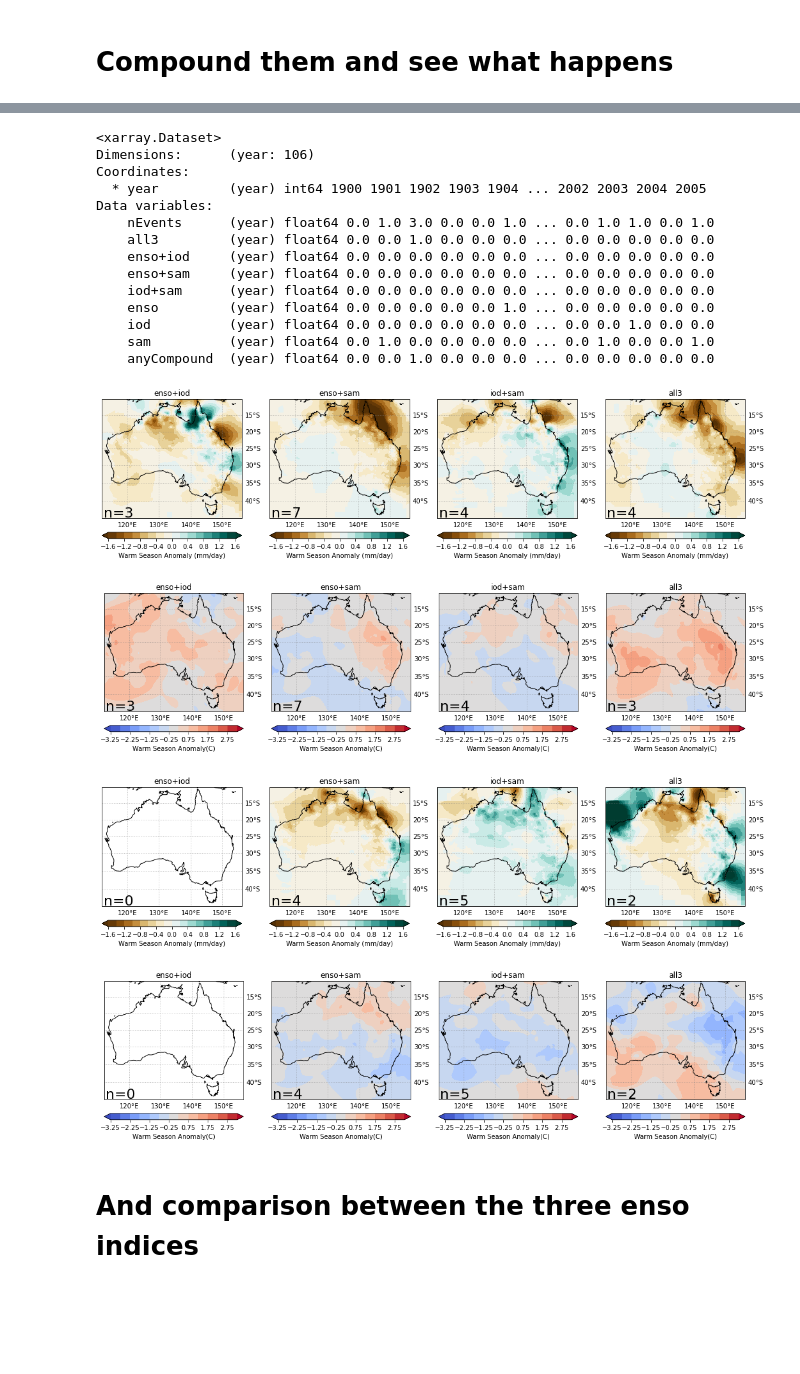
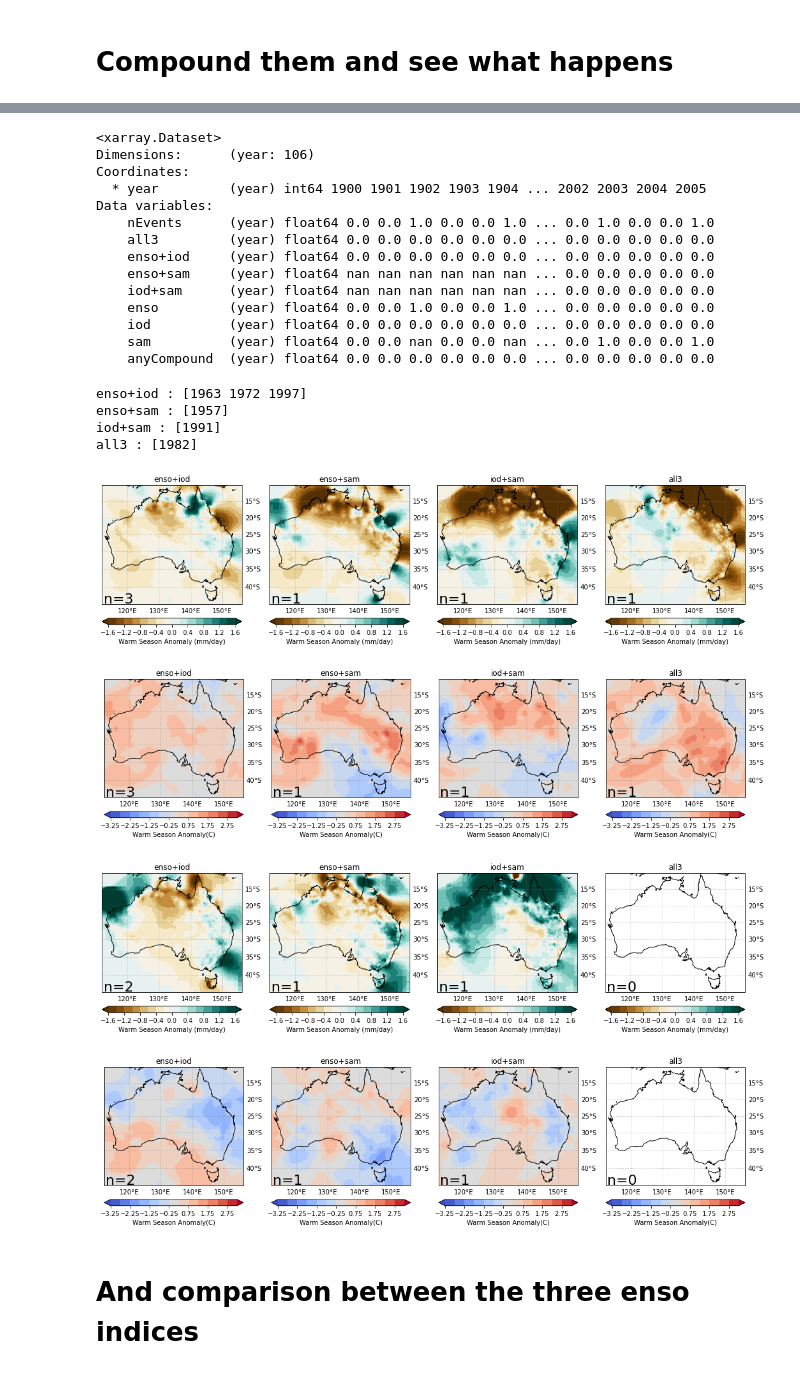
Before and after one commit to anton-seaice/compound, a Jupyter notebook: reconstructImpact.ipynb, the cells around one changed output, grey strips where cells are left out. Saved outputs shown, nothing was run; the diff lists cells and outputs as text; code cells hidden in the pictures; blank space fills up the shorter version.

Commit message:
updated sst index results and more reconstruction stuff

```diff
--- a/reconstructImpact.ipynb
+++ b/reconstructImpact.ipynb
@@ -407,5 +476,5 @@ eventsXr.to_netcdf('results/reconstructEvents.nc')
 # %%
 eventsXr=xarray.load_dataset('results/reconstructEvents.nc')
 # %%
-prTWarmSeasonXr = xarray.load_dataset('results/observPrTmaxAnoms.nc')
+prTWarmSeasonXr = xarray.open_dataset('results/observPrTmaxAnoms.nc')
 # %%
@@ -482 +556,3 @@ NWPDmiSam
+# %%
+indexSet='ecCombinedDmiSammarshall'
 # %%
@@ -500,54 +576,70 @@ Data variables:
 # %%
 compoundEventsLs=[*compoundEventsXr.pairs, 'all3']
 # %%
-compoundEventsXr['ecCombinedDmiSam'].sel(fire='pos', drop=True).to_dataset('compound')
+compoundEventsXr[indexSet].sel(fire='pos', drop=True).to_dataset('compound')
 # %% [output]
 <xarray.Dataset>
 Dimensions:      (year: 106)
 Coordinates:
   * year         (year) int64 1900 1901 1902 1903 1904 ... 2002 2003 2004 2005
 Data variables:
-    nEvents      (year) float64 0.0 1.0 3.0 0.0 0.0 1.0 ... 0.0 1.0 1.0 0.0 1.0
-    all3         (year) float64 0.0 0.0 1.0 0.0 0.0 0.0 ... 0.0 0.0 0.0 0.0 0.0
+    nEvents      (year) float64 0.0 0.0 1.0 0.0 0.0 1.0 ... 0.0 1.0 0.0 0.0 1.0
+    all3         (year) float64 0.0 0.0 0.0 0.0 0.0 0.0 ... 0.0 0.0 0.0 0.0 0.0
     enso+iod     (year) float64 0.0 0.0 0.0 0.0 0.0 0.0 ... 0.0 0.0 0.0 0.0 0.0
-    enso+sam     (year) float64 0.0 0.0 0.0 0.0 0.0 0.0 ... 0.0 0.0 0.0 0.0 0.0
-    iod+sam      (year) float64 0.0 0.0 0.0 0.0 0.0 0.0 ... 0.0 0.0 0.0 0.0 0.0
-    enso         (year) float64 0.0 0.0 0.0 0.0 0.0 1.0 ... 0.0 0.0 0.0 0.0 0.0
-    iod          (year) float64 0.0 0.0 0.0 0.0 0.0 0.0 ... 0.0 0.0 1.0 0.0 0.0
-    sam          (year) float64 0.0 1.0 0.0 0.0 0.0 0.0 ... 0.0 1.0 0.0 0.0 1.0
-    anyCompound  (year) float64 0.0 0.0 1.0 0.0 0.0 0.0 ... 0.0 0.0 0.0 0.0 0.0
+    enso+sam     (year) float64 nan nan nan nan nan nan ... 0.0 0.0 0.0 0.0 0.0
+    iod+sam      (year) float64 nan nan nan nan nan nan ... 0.0 0.0 0.0 0.0 0.0
+    enso         (year) float64 0.0 0.0 1.0 0.0 0.0 1.0 ... 0.0 0.0 0.0 0.0 0.0
+    iod          (year) float64 0.0 0.0 0.0 0.0 0.0 0.0 ... 0.0 0.0 0.0 0.0 0.0
+    sam          (year) float64 0.0 0.0 nan 0.0 0.0 nan ... 0.0 1.0 0.0 0.0 1.0
+    anyCompound  (year) float64 0.0 0.0 0.0 0.0 0.0 0.0 ... 0.0 0.0 0.0 0.0 0.0
+# %%
+#enso+iod compound years, realWorld
+
+for iCompound in compoundEventsLs:
+
+    years=compoundEventsXr.where(
+        compoundEventsXr[indexSet].sel(fire='pos', compound=iCompound)==True,
+        drop=True
+    ).year.values
+
+    print(str(iCompound) + ' : ' + str(years))
+# %% [output]
+enso+iod : [1963 1972 1997]
+enso+sam : [1957]
+iod+sam : [1991]
+all3 : [1982]
 # %%
 indexPlotter(
     prTWarmSeasonXr.precAnom,
-    compoundEventsXr['ecCombinedDmiSam'].sel(fire='pos', drop=True).to_dataset('compound'),
+    compoundEventsXr[indexSet].sel(fire='pos', drop=True).to_dataset('compound'),
     compoundEventsLs
 )
 plt.show()
 
 indexPlotter(
     prTWarmSeasonXr.tsAnom,
-    compoundEventsXr['ecCombinedDmiSam'].sel(fire='pos', drop=True).to_dataset('compound'),
+    compoundEventsXr[indexSet].sel(fire='pos', drop=True).to_dataset('compound'),
     compoundEventsLs
 )
 # %% [output]
-[figure, old version]
+[figure, new version]
-[figure, old version]
+[figure, new version]
 # %%
 indexPlotter(
     prTWarmSeasonXr.precAnom,
-    compoundEventsXr['ecCombinedDmiSam'].sel(fire='neg', drop=True).to_dataset('compound'),
+    compoundEventsXr[indexSet].sel(fire='neg', drop=True).to_dataset('compound'),
     compoundEventsLs
 )
 plt.show()
 
 indexPlotter(
     prTWarmSeasonXr.tsAnom,
-    compoundEventsXr['ecCombinedDmiSam'].sel(fire='neg', drop=True).to_dataset('compound'),
+    compoundEventsXr[indexSet].sel(fire='neg', drop=True).to_dataset('compound'),
     compoundEventsLs
 )
 # %% [output]
-[figure, old version]
+[figure, new version]
-[figure, old version]
+[figure, new version]
 # %% [markdown]
 # And comparison between the three enso indices
 # %%
```
Also changed, not shown: parts of 31 cells of this notebook, 8 other files.
